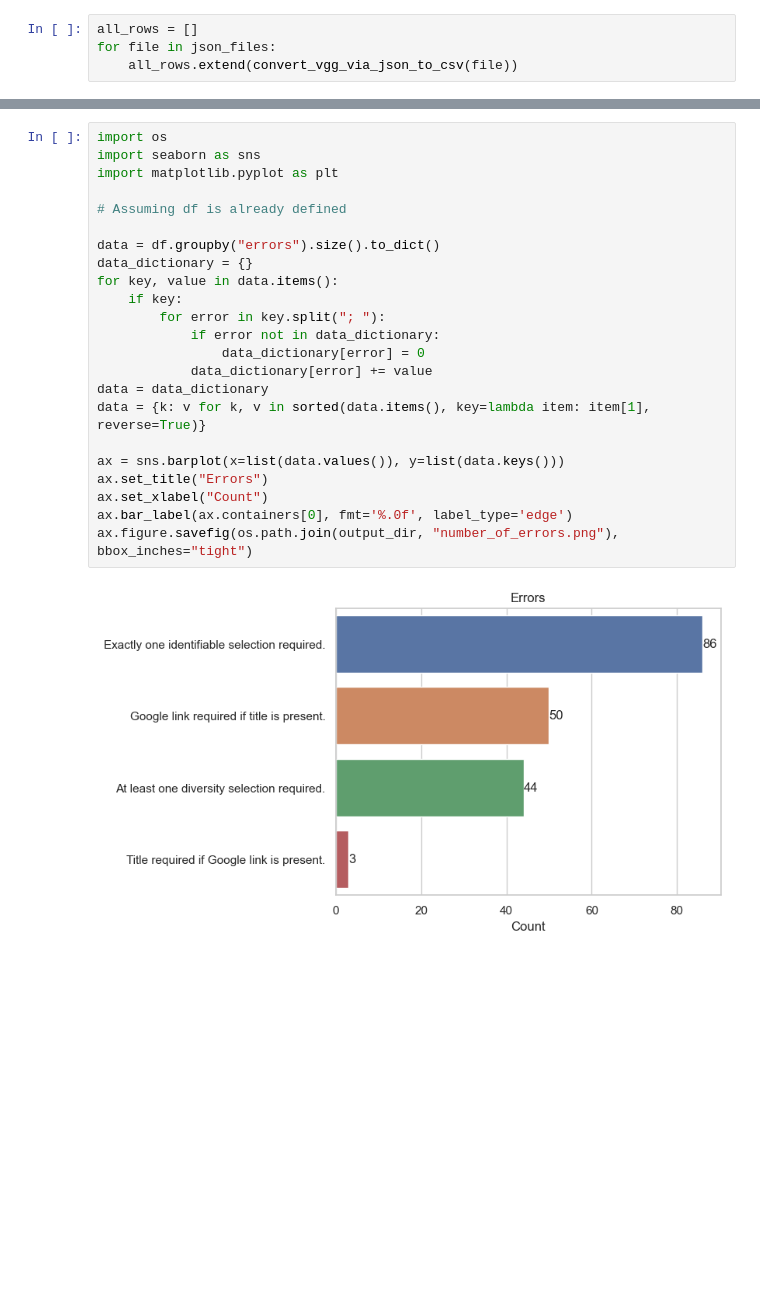
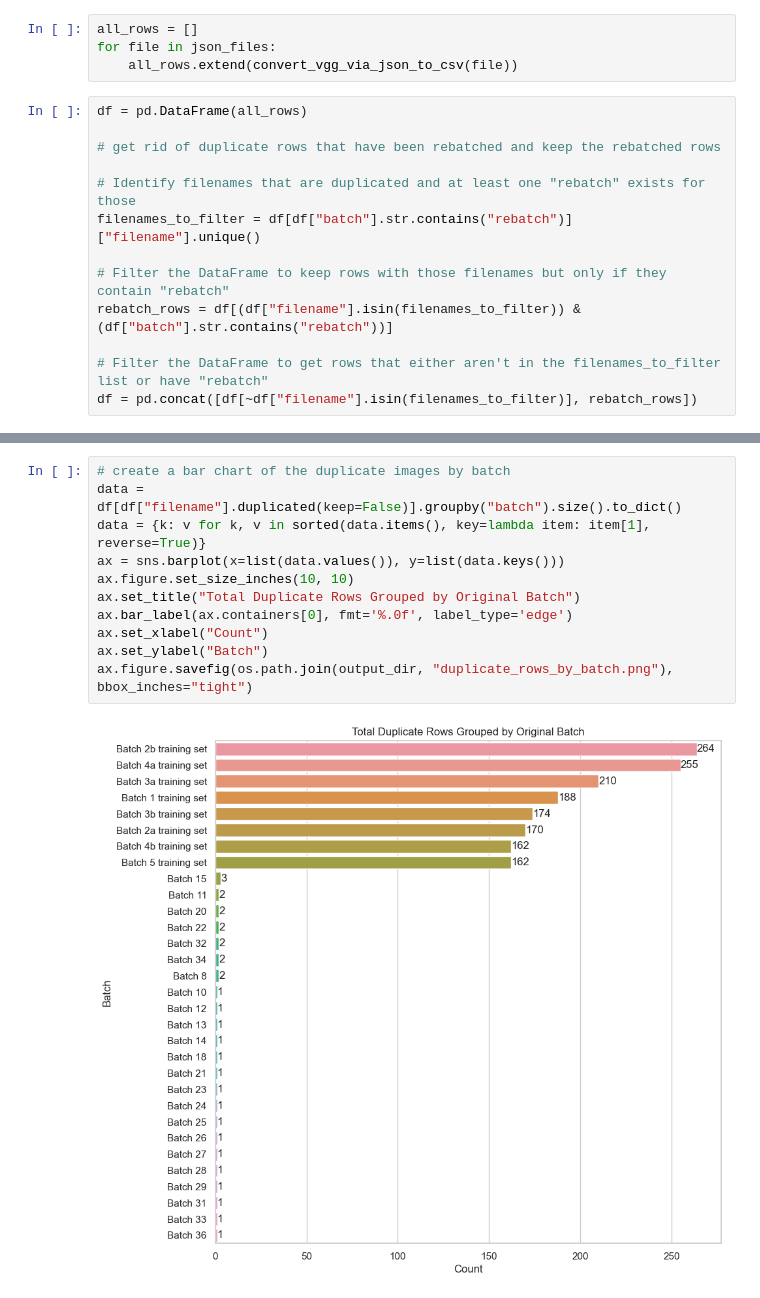
Before and after one commit to PrincetonSSPLab/bitmoji-project, a Jupyter notebook: books_parsing/books_via_to_csv.ipynb, the cells around one changed output, grey strips where cells are left out. Saved outputs shown, nothing was run; the diff lists cells and outputs as text; blank space fills up the shorter version.

Commit message:
fixing schema issues and removing trivial duplicates

```diff
--- a/books_parsing/books_via_to_csv.ipynb
+++ b/books_parsing/books_via_to_csv.ipynb
@@ -113,6 +124,19 @@ def process_annotations(data, ra, batch):
 all_rows = []
 for file in json_files:
     all_rows.extend(convert_vgg_via_json_to_csv(file))
+# %%
+df = pd.DataFrame(all_rows)
+
+# get rid of duplicate rows that have been rebatched and keep the rebatched rows
+
+# Identify filenames that are duplicated and at least one "rebatch" exists for those
+filenames_to_filter = df[df["batch"].str.contains("rebatch")]["filename"].unique()
+
+# Filter the DataFrame to keep rows with those filenames but only if they contain "rebatch"
+rebatch_rows = df[(df["filename"].isin(filenames_to_filter)) & (df["batch"].str.contains("rebatch"))]
+
+# Filter the DataFrame to get rows that either aren't in the filenames_to_filter list or have "rebatch"
+df = pd.concat([df[~df["filename"].isin(filenames_to_filter)], rebatch_rows])
 # %%
 # turn into dataframe and write to csv
 output_dir = "../books_report"
@@ -158,25 +234,13 @@ ax.figure.savefig(os.path.join(output_dir, "number_of_images_per_ra.png"), bbox_
 # %%
-import os
-import seaborn as sns
-import matplotlib.pyplot as plt
-
-# Assuming df is already defined
-
-data = df.groupby("errors").size().to_dict()
-data_dictionary = {}
-for key, value in data.items():
-    if key:
-        for error in key.split("; "):
-            if error not in data_dictionary:
-                data_dictionary[error] = 0
-            data_dictionary[error] += value
-data = data_dictionary
+# create a bar chart of the duplicate images by batch
+data = df[df["filename"].duplicated(keep=False)].groupby("batch").size().to_dict()
 data = {k: v for k, v in sorted(data.items(), key=lambda item: item[1], reverse=True)}
-
 ax = sns.barplot(x=list(data.values()), y=list(data.keys()))
-ax.set_title("Errors")
+ax.figure.set_size_inches(10, 10)
+ax.set_title("Total Duplicate Rows Grouped by Original Batch")
+ax.bar_label(ax.containers[0], fmt='%.0f', label_type='edge')
 ax.set_xlabel("Count")
-ax.bar_label(ax.containers[0], fmt='%.0f', label_type='edge')
-ax.figure.savefig(os.path.join(output_dir, "number_of_errors.png"), bbox_inches="tight")
+ax.set_ylabel("Batch")
+ax.figure.savefig(os.path.join(output_dir, "duplicate_rows_by_batch.png"), bbox_inches="tight")
 # %% [output]
-[figure, old version]
+[figure, new version]
```
Also changed, not shown: parts of 11 cells of this notebook.
